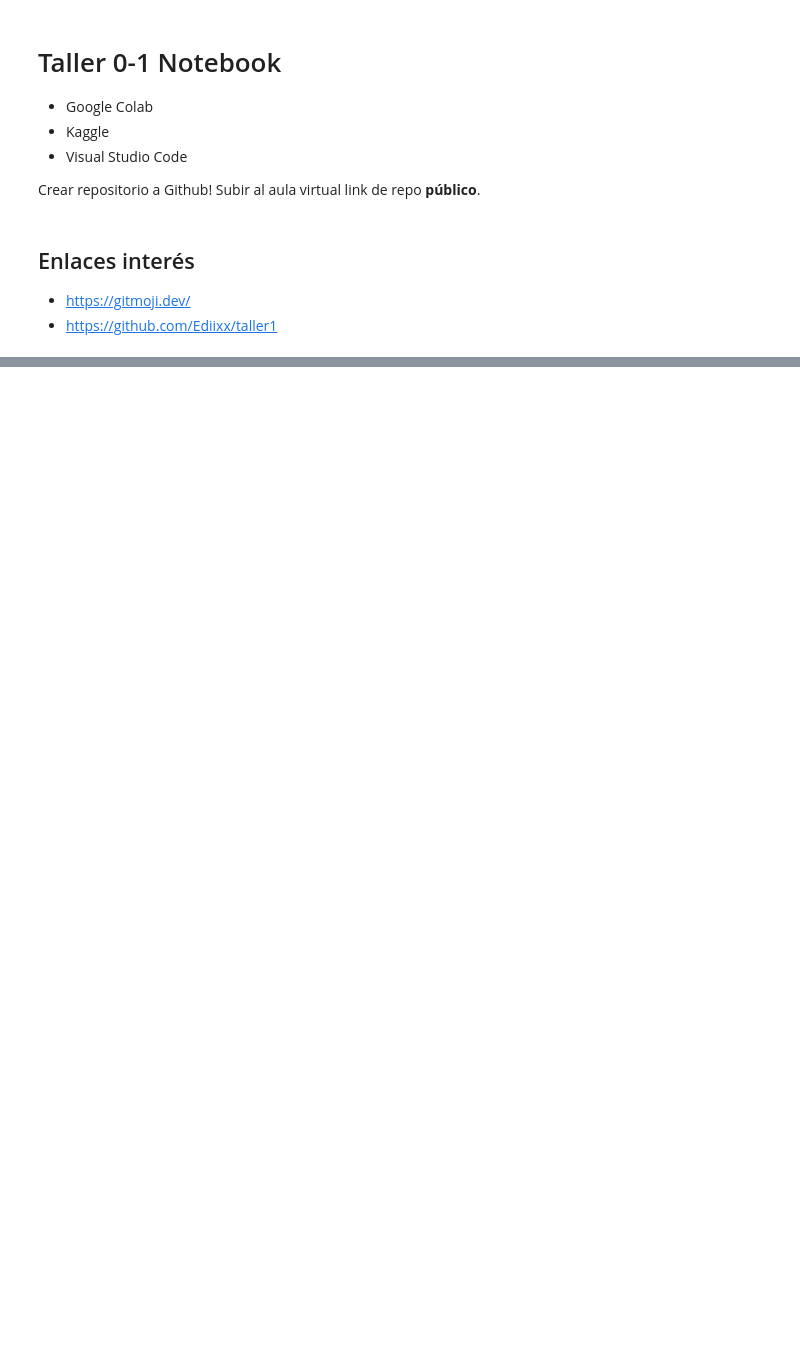
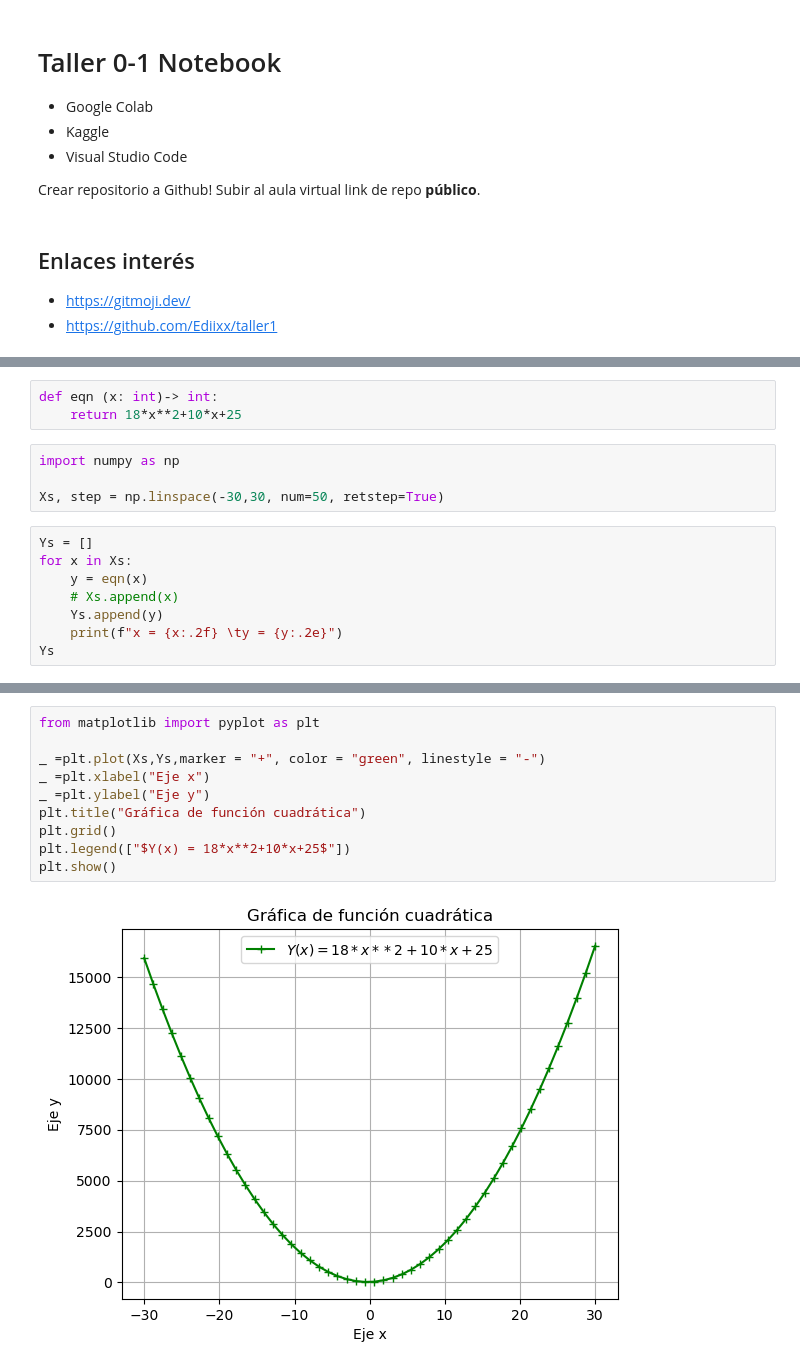
Before and after one commit to Ediixx/taller1, a Jupyter notebook: taller01.ipynb, the cells around one changed output, grey strips where cells are left out. Drawn from its saved outputs; the diff is of its cells as text; blank space fills up the shorter version.

```diff
--- a/taller01.ipynb
+++ b/taller01.ipynb
@@ -91,0 +110,15 @@ plt.show()
+# %%
+def eqn (x: int)-> int:
+    return 18*x**2+10*x+25
+# %%
+import numpy as np
+
+Xs, step = np.linspace(-30,30, num=50, retstep=True)
+# %%
+Ys = []
+for x in Xs:
+    y = eqn(x)
+    # Xs.append(x)
+    Ys.append(y)
+    print(f"x = {x:.2f} \ty = {y:.2e}")
+Ys
@@ -91,0 +160,12 @@ plt.show()
+# %%
+from matplotlib import pyplot as plt
+
+_ =plt.plot(Xs,Ys,marker = "+", color = "green", linestyle = "-")
+_ =plt.xlabel("Eje x")
+_ =plt.ylabel("Eje y")
+plt.title("Gráfica de función cuadrática")
+plt.grid()
+plt.legend(["$Y(x) = 18*x**2+10*x+25$"])
+plt.show()
+# %% [output]
+[figure, added]
```
Also changed, not shown: parts of 7 cells of this notebook.
